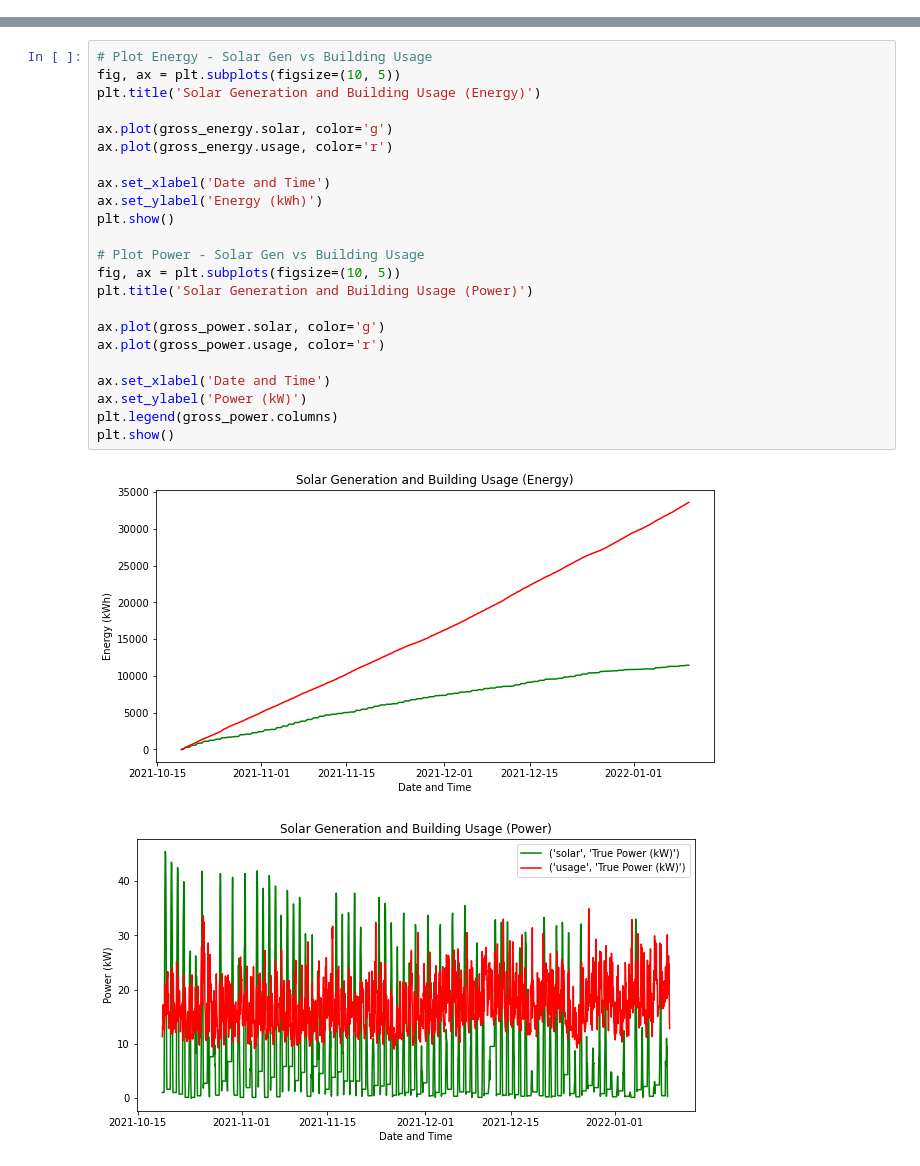
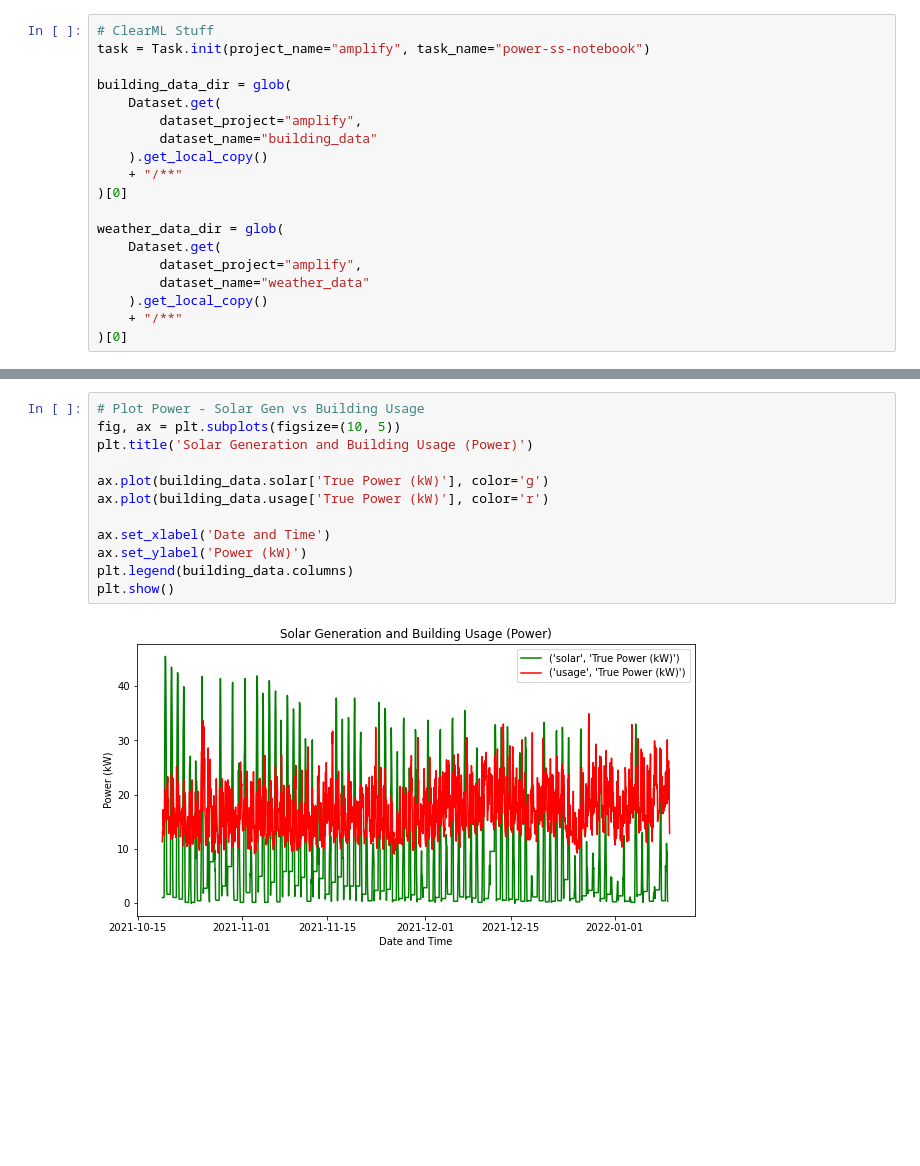
Before and after one commit to samsipe/amplify-microgrid-ai, a Jupyter notebook: notebooks/power_ss.ipynb, the cells around one changed output, grey strips where cells are left out. Saved outputs shown, nothing was run; the diff lists cells and outputs as text; blank space fills up the shorter version.

Commit message:
clearml, all data in two dataframes

```diff
--- a/notebooks/power_ss.ipynb
+++ b/notebooks/power_ss.ipynb
@@ -5,0 +14,19 @@ import seaborn as sns
+# %%
+# ClearML Stuff
+task = Task.init(project_name="amplify", task_name="power-ss-notebook")
+
+building_data_dir = glob(
+    Dataset.get(
+        dataset_project="amplify",
+        dataset_name="building_data"
+    ).get_local_copy()
+    + "/**"
+)[0]
+
+weather_data_dir = glob(
+    Dataset.get(
+        dataset_project="amplify",
+        dataset_name="weather_data"
+    ).get_local_copy()
+    + "/**"
+)[0]
@@ -55,26 +150,14 @@ gross_power = building_gross.loc[idx[:], idx[:, 'True Power (kW)']]
 # %%
-# Plot Energy - Solar Gen vs Building Usage
-fig, ax = plt.subplots(figsize=(10, 5))
-plt.title('Solar Generation and Building Usage (Energy)')
-
-ax.plot(gross_energy.solar, color='g')
-ax.plot(gross_energy.usage, color='r')
-
-ax.set_xlabel('Date and Time')
-ax.set_ylabel('Energy (kWh)')
-plt.show()
-
 # Plot Power - Solar Gen vs Building Usage
 fig, ax = plt.subplots(figsize=(10, 5))
 plt.title('Solar Generation and Building Usage (Power)')
 
-ax.plot(gross_power.solar, color='g')
-ax.plot(gross_power.usage, color='r')
+ax.plot(building_data.solar['True Power (kW)'], color='g')
+ax.plot(building_data.usage['True Power (kW)'], color='r')
 
 ax.set_xlabel('Date and Time')
 ax.set_ylabel('Power (kW)')
-plt.legend(gross_power.columns)
+plt.legend(building_data.columns)
 plt.show()
 # %% [output]
-[figure, old version]
+[figure, new version]
-[figure, removed]
```
Also changed, not shown: parts of 10 cells of this notebook, 1 other file.
